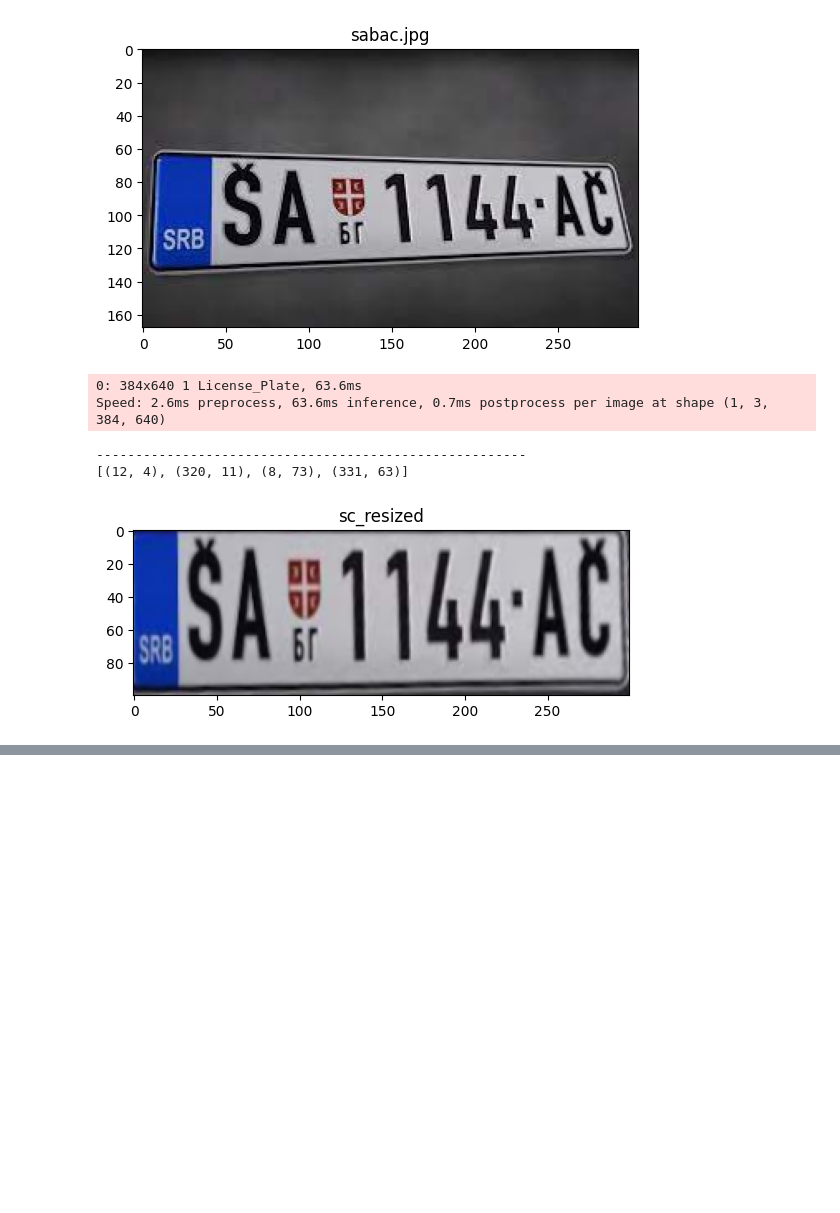
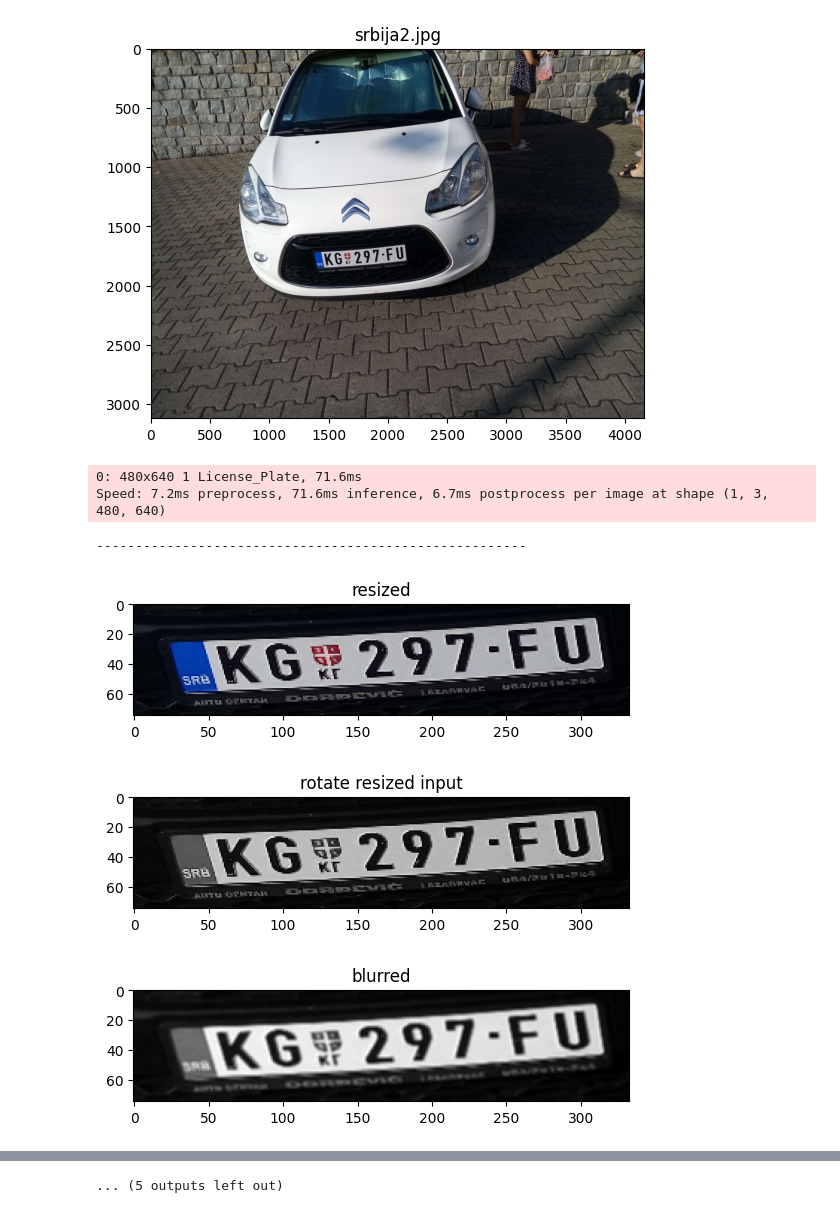
Before and after one commit to pfe-rs/lk-s-2023-tablice, a Jupyter notebook: main.ipynb, the cells around one changed output, grey strips where cells are left out. Cells and saved outputs as stored; diff of their text form; code cells hidden in the pictures; blank space fills up the shorter version.

Commit message:
Srbijalizacija rezultata

```diff
--- a/main.ipynb
+++ b/main.ipynb
@@ -21,8 +21,8 @@ detector = YOLO(f"{root}/model.pt")
 # %%
 charnet = keras.models.load_model(f"{root}/charnet.keras")
 # %%
-def show(img, title="image"):
-    plt.imshow(img)
+def show(img, title="image", **kwargs):
+    plt.imshow(img, **kwargs)
     plt.title(title)
     plt.show()
 # %%
@@ -119,7 +119,7 @@ def rotate_plate(plate):
 
   image = cv2.cvtColor(resized, cv2.COLOR_BGR2GRAY)
   meanbrightness = image.mean(axis=0).mean(axis=0)
-  if meanbrightness < 64:
+  if meanbrightness < 48:
     image = (image * (meanbrightness / 32)).astype(np.int8)
     print(image)
 
@@ -288,7 +288,7 @@ def find_contours(img):
 
             img_res.append(char_copy)
 
-    # plt.show()
+    show(fake, "fake", cmap="gray")
 
     indices = sorted(range(len(x_cntr_list)), key=lambda k: x_cntr_list[k])
     img_res_copy = []
@@ -300,7 +300,7 @@ def find_contours(img):
 # %%
 def segment_characters(plate):
     resized = cv2.resize(plate, (segwidth, segheight))
-    show(resized, "sc_resized")
+    # show(resized, "sc_resized")
 
     # img2 = np.copy(resized)
     grayscale = cv2.cvtColor(resized, cv2.COLOR_BGR2GRAY)
@@ -308,7 +308,7 @@ def segment_characters(plate):
     binary = cv2.erode(binary, (3, 3))
     binary = cv2.dilate(binary, (3, 3))
 
-    show(binary, "sc_binary")
+    # show(binary, "sc_binary")
 
     binary[0:3,:] = 255
     binary[:,0:3] = 255
@@ -345,37 +345,39 @@ def show_results(char):
     plate_number = ''.join(output)
     return plate_number
 # %%
-img = input(f"{root}/test-images/sabac.jpg")
+img = input(f"{root}/test-images/srbija2.jpg")
 plates = crop_plates(img)
 print("-------------------------------------------------------")
 for plate in plates:
   rotated = None
   try:
     rotated = rotate_plate(plate)
-    show(rotated, "rotatedplate")
+    # show(rotated, "rotatedplate")
   except:
     print("couldnt rotate plate")
     rotated = plate
 
   rotated = cv2.resize(rotated, (333, 75))
   show(rotated, "rotatedplate numero dos")
 
   try:
     char = segment_characters(rotated)
     n = len(char)
     reg = show_results(char)
 
     # for i, c in enumerate(char):
     #   show(c, f"{reg[i]}")
 
     print(f"result ({n} characters): {reg}")
     print("-------------------------------------------------------")
-  except:
+  except Exception as e:
     print("couldnt segment characters")
+    print(e)
 # %% [output]
-[figure, old version]
+[figure, new version]
-0: 384x640 1 License_Plate, 63.6ms
-Speed: 2.6ms preprocess, 63.6ms inference, 0.7ms postprocess per image at shape (1, 3, 384, 640)
+0: 480x640 1 License_Plate, 71.6ms
+Speed: 7.2ms preprocess, 71.6ms inference, 6.7ms postprocess per image at shape (1, 3, 480, 640)
 -------------------------------------------------------
-[(12, 4), (320, 11), (8, 73), (331, 63)]
-[figure, old version]
+[figure, new version]
+[figure, added]
+[figure, added]
@@ -391,0 +390 @@ result (8 characters): ŠA1144AČ
+... (5 outputs left out)
```
Also changed, not shown: parts of 1 cell of this notebook, 2 other files.
